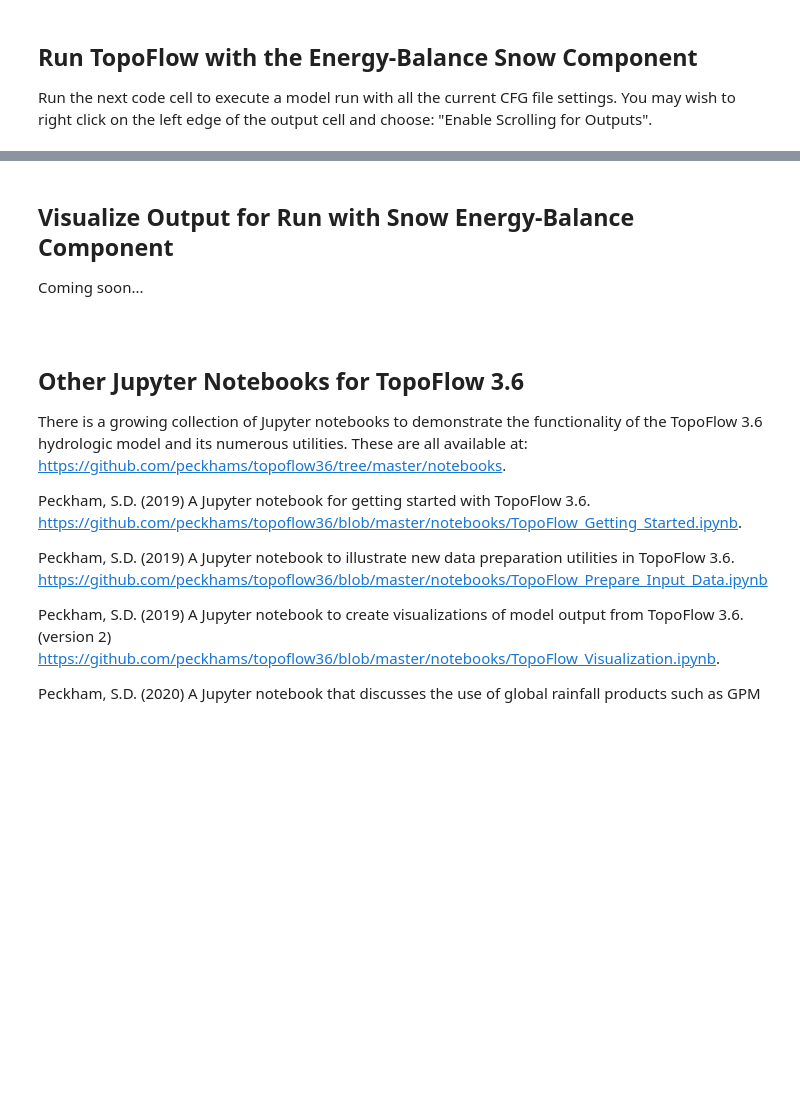
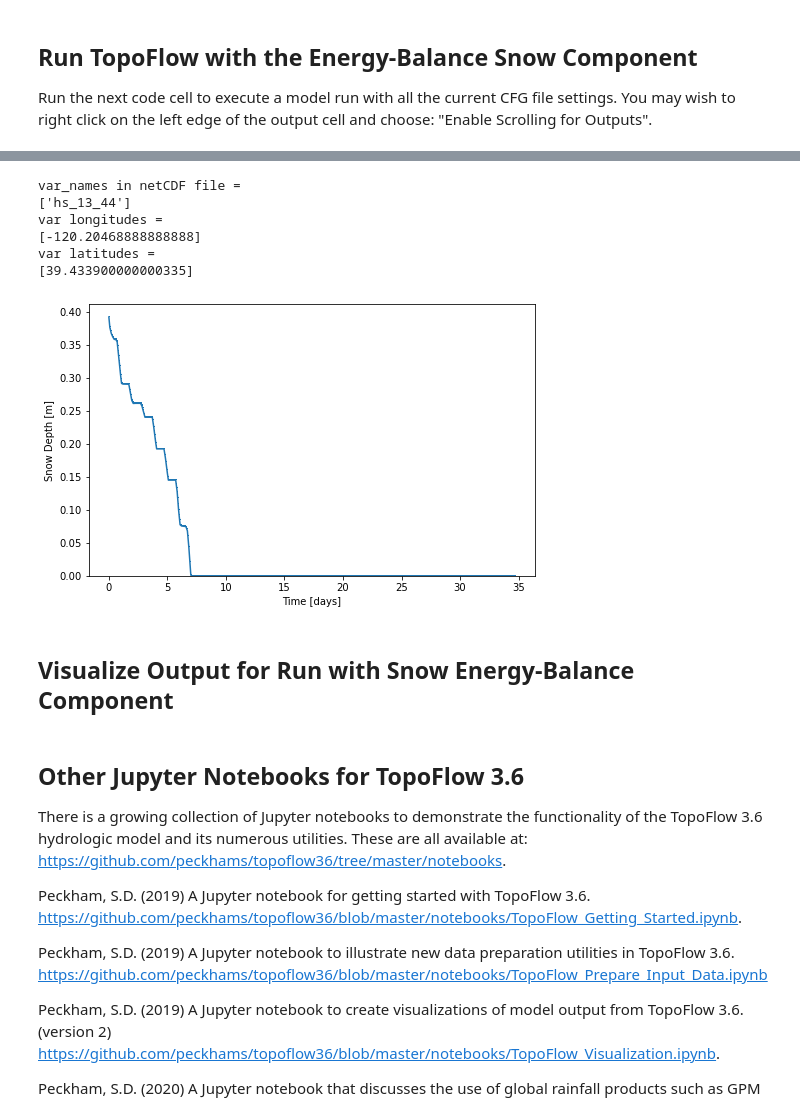
Before and after one commit to peckhams/topoflow36, a Jupyter notebook: notebooks/TopoFlow_Snow_Components.ipynb, the cells around one changed output, grey strips where cells are left out. Cells and saved outputs as stored; diff of their text form; code cells hidden in the pictures; blank space fills up the shorter version.

```diff
--- a/notebooks/TopoFlow_Snow_Components.ipynb
+++ b/notebooks/TopoFlow_Snow_Components.ipynb
@@ -191,6 +218,16 @@ Coming soon...
+# %%
+nc_file = case_prefix + '_0D-hsnow.nc'
+# nc_file = case_prefix + '_0D-SMrate.nc'
+
+tfvis.plot_time_series(nc_file, output_dir=output_dir1, var_index=var_index,
+                       marker=',', REPORT=True, xsize=8, ysize=5)
+# %% [output]
+var_names in netCDF file =
+['hs_13_44']
+var longitudes =
+[-120.20468888888888]
+var latitudes =
+[39.433900000000335]
+[figure, added]
 # %% [markdown]
 ## Visualize Output for Run with Snow Energy-Balance Component <a id="vis_en_bal_S"></a>
-
-Coming soon...
-<br>
-<br>
```
Also changed, not shown: parts of 12 cells of this notebook.
